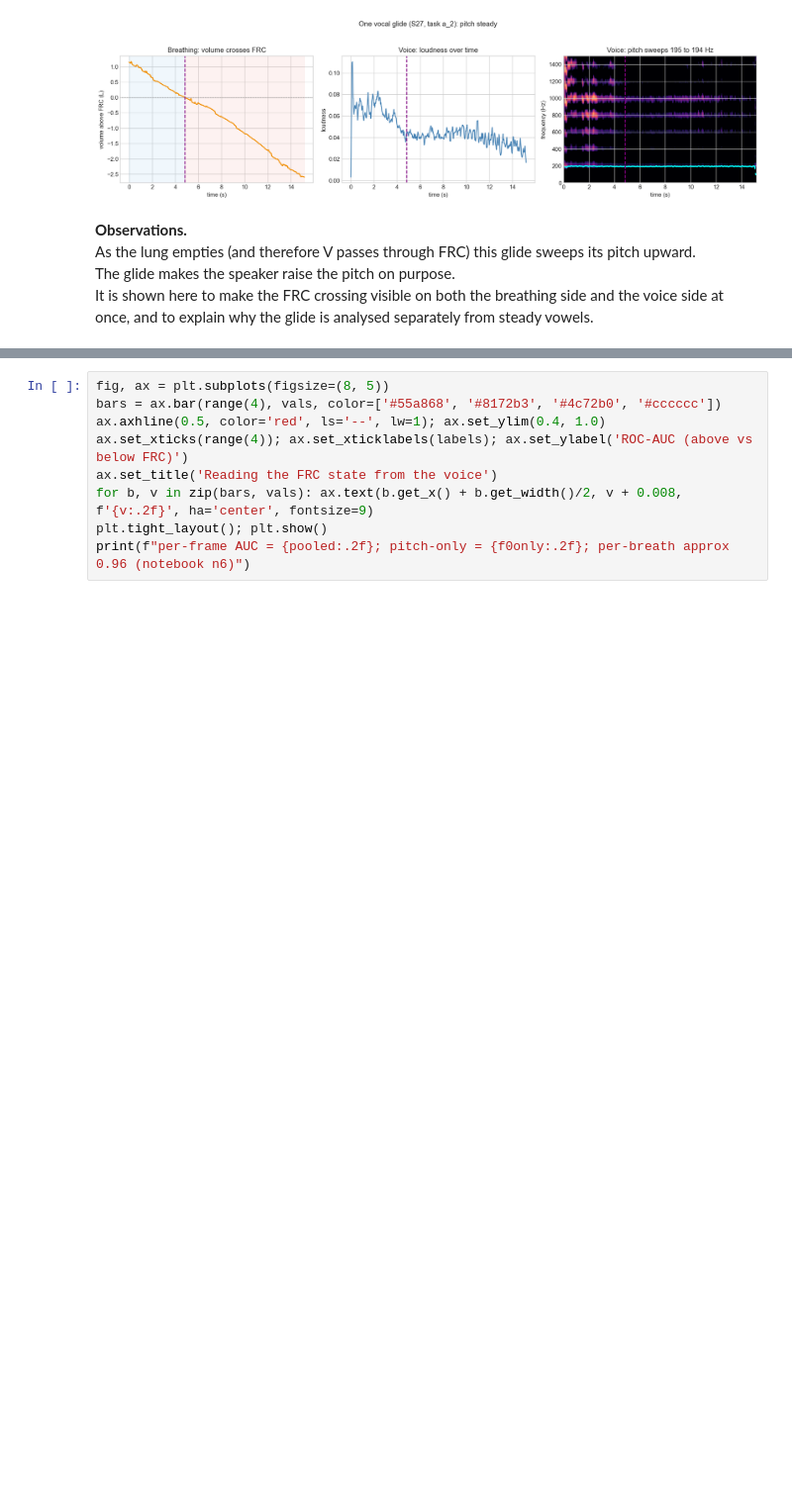
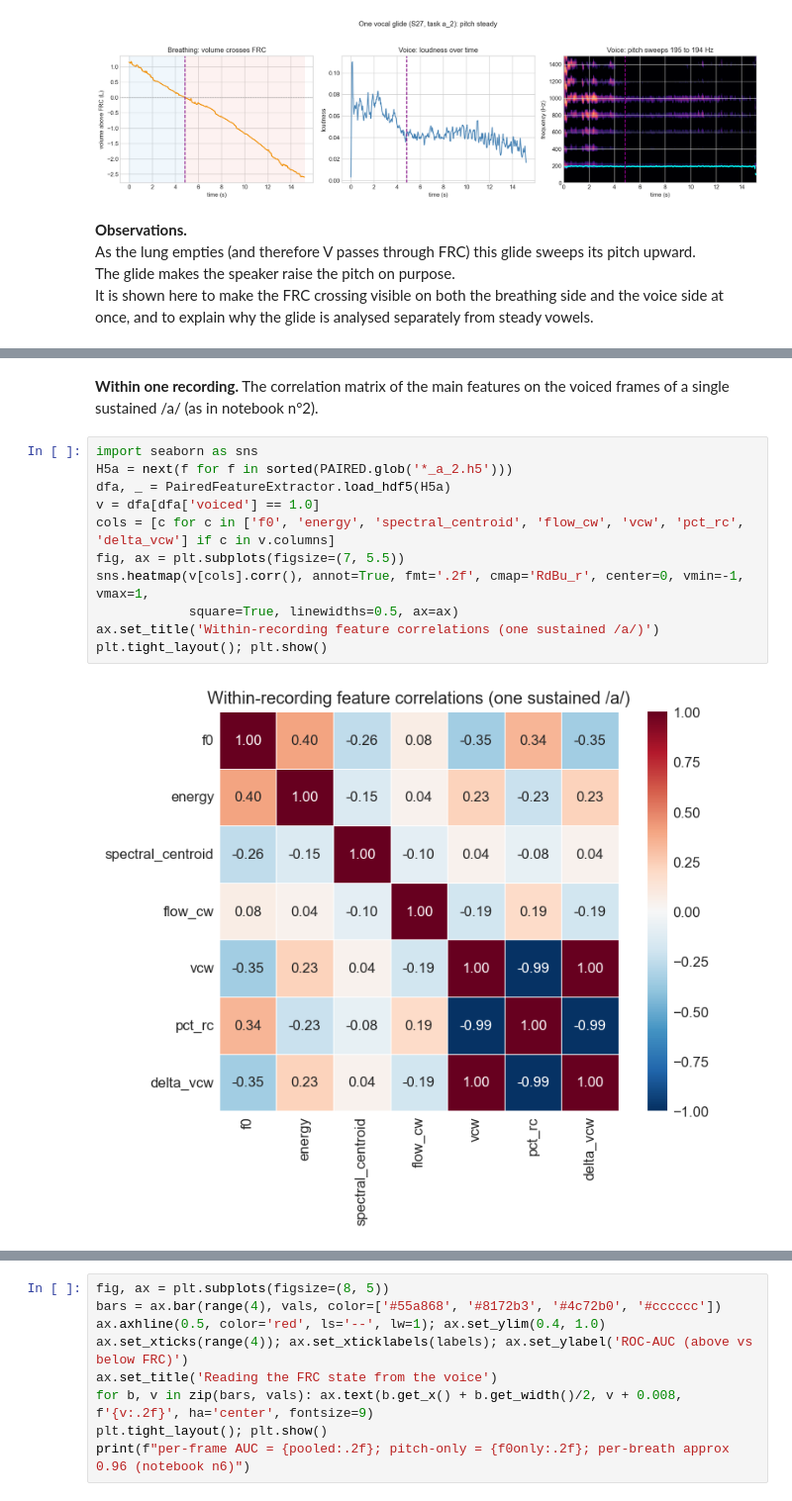
Before and after one commit to Frasavenix/Respiratory-Volumes-and-Speech-pneumophonic_pipeline, a Jupyter notebook: notebooks/results_summary.ipynb, the cells around one changed output, grey strips where cells are left out. Shown at 99% size. Saved outputs shown, nothing was run; the diff lists cells and outputs as text; blank space fills up the shorter version.

Commit message:
update_notebook_final_call

```diff
--- a/notebooks/results_summary.ipynb
+++ b/notebooks/results_summary.ipynb
@@ -129,0 +131,15 @@ It is shown here to make the FRC crossing visible on both the breathing side and
+# %% [markdown]
+**Within one recording.** The correlation matrix of the main features on the voiced frames of a single sustained /a/ (as in notebook n°2).
+# %%
+import seaborn as sns
+H5a = next(f for f in sorted(PAIRED.glob('*_a_2.h5')))
+dfa, _ = PairedFeatureExtractor.load_hdf5(H5a)
+v = dfa[dfa['voiced'] == 1.0]
+cols = [c for c in ['f0', 'energy', 'spectral_centroid', 'flow_cw', 'vcw', 'pct_rc', 'delta_vcw'] if c in v.columns]
+fig, ax = plt.subplots(figsize=(7, 5.5))
+sns.heatmap(v[cols].corr(), annot=True, fmt='.2f', cmap='RdBu_r', center=0, vmin=-1, vmax=1,
+            square=True, linewidths=0.5, ax=ax)
+ax.set_title('Within-recording feature correlations (one sustained /a/)')
+plt.tight_layout(); plt.show()
+# %% [output]
+[figure, added]
```
Also changed, not shown: parts of 16 cells of this notebook.
